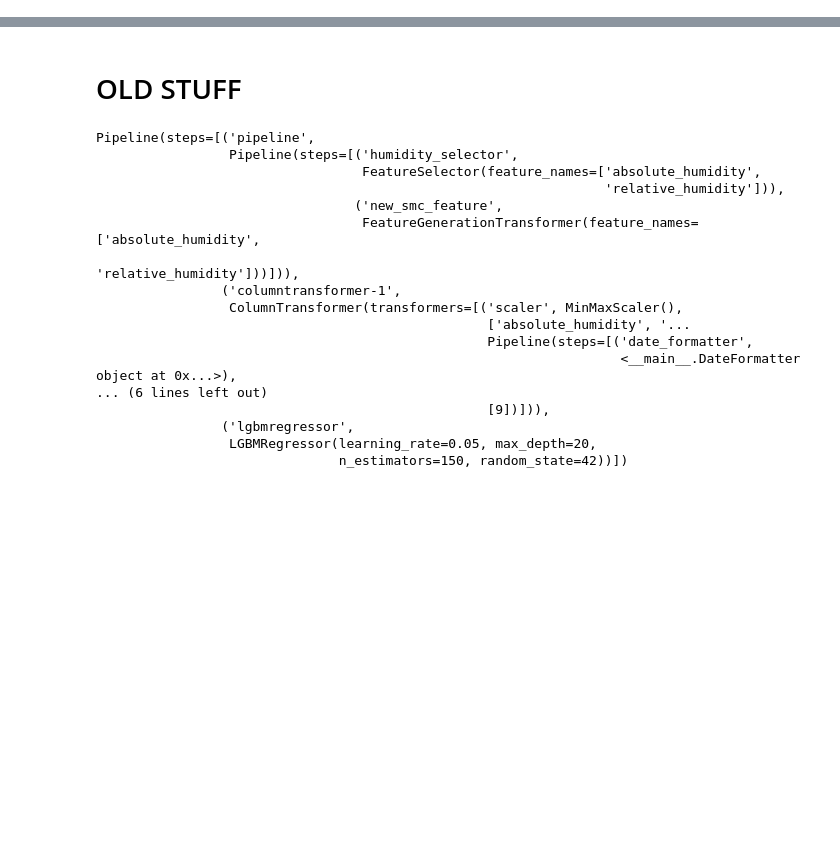
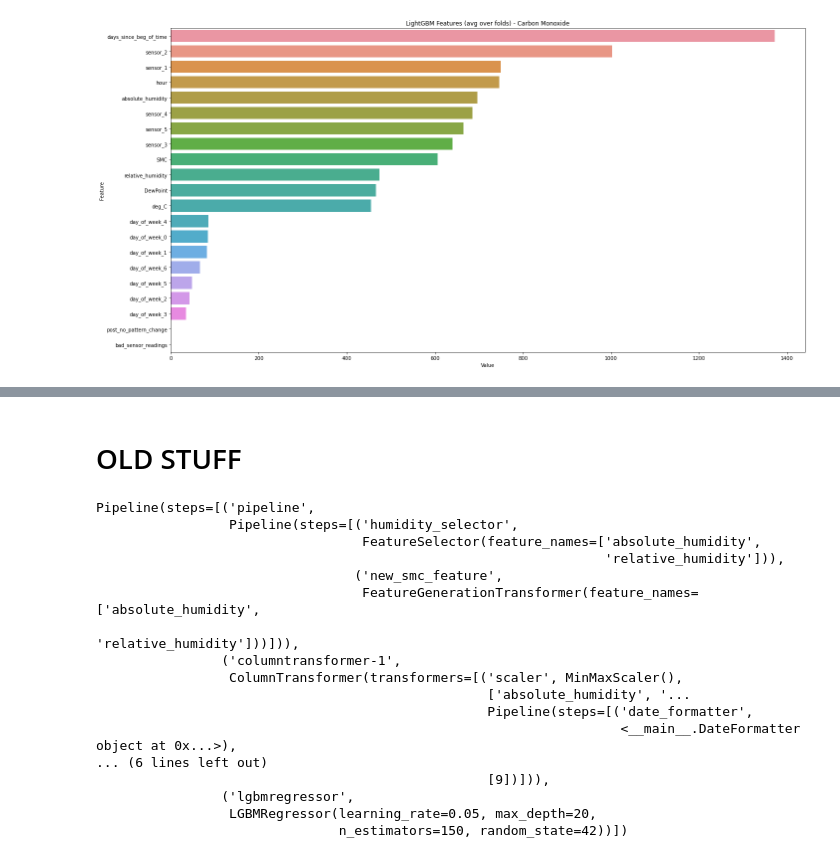
Before and after one commit to lokijota/kagglejota, a Jupyter notebook: Tabular Playground Series - Jul 2021 - Air Polution/modeltraining.ipynb, the cells around one changed output, grey strips where cells are left out. Saved outputs shown, nothing was run; the diff lists cells and outputs as text; code cells hidden in the pictures; blank space fills up the shorter version.

```diff
--- a/Tabular Playground Series - Jul 2021 - Air Polution/modeltraining.ipynb
+++ b/Tabular Playground Series - Jul 2021 - Air Polution/modeltraining.ipynb
@@ -95,6 +95,7 @@ def aget_feature_names(column_transformer):
     return feature_names
 # %%
 from numpy import log
+from datetime import date, datetime
 
 def GenerateFeatures(data):
 
@@ -105,6 +106,14 @@ def GenerateFeatures(data):
 
     data.loc[:, 'hour'] = data.date_time.dt.hour
     data.loc[:, 'day_of_week'] = data.date_time.dt.dayofweek
-    data.loc[:, 'is_weekend'] = data.date_time.dt.dayofweek > 5
+
+    start_date = pd.to_datetime(date(2010, 3, 10)) #where the dataset beggins
+    data.loc[:, 'days_since_beg_of_time'] = [(a_date - start_date).days for a_date in data.date_time]
+
+    #data.loc[:, 'bad_sensor_readings'] = (data.target_benzene == 0.1).astype(int)
+    data.loc[:, 'post_no_pattern_change'] = (data.date_time > '2010-09-01').astype(int) #data is approximate
+
+    #abs(data.date_time - start_date).days
+    # data.loc[:, 'is_weekend'] = (data.date_time.dt.dayofweek > 5).astype(int) # no importance to lgbm
 
     return data
@@ -230,0 +393,11 @@ data_to_save.shape
+# %%
+#column_names = aget_feature_names(ct)
+feature_imp = pd.DataFrame(sorted(zip(pipeline_cm["lgbmregressor"].feature_importances_,column_names)), columns=['Value','Feature'])
+
+plt.figure(figsize=(20, 10))
+sns.barplot(x="Value", y="Feature", data=feature_imp.sort_values(by="Value", ascending=False))
+plt.title('LightGBM Features (avg over folds) - Carbon Monoxide')
+plt.tight_layout()
+plt.show()
+# %% [output]
+[figure, added]
```
Also changed, not shown: parts of 19 cells of this notebook, 2 other files.
